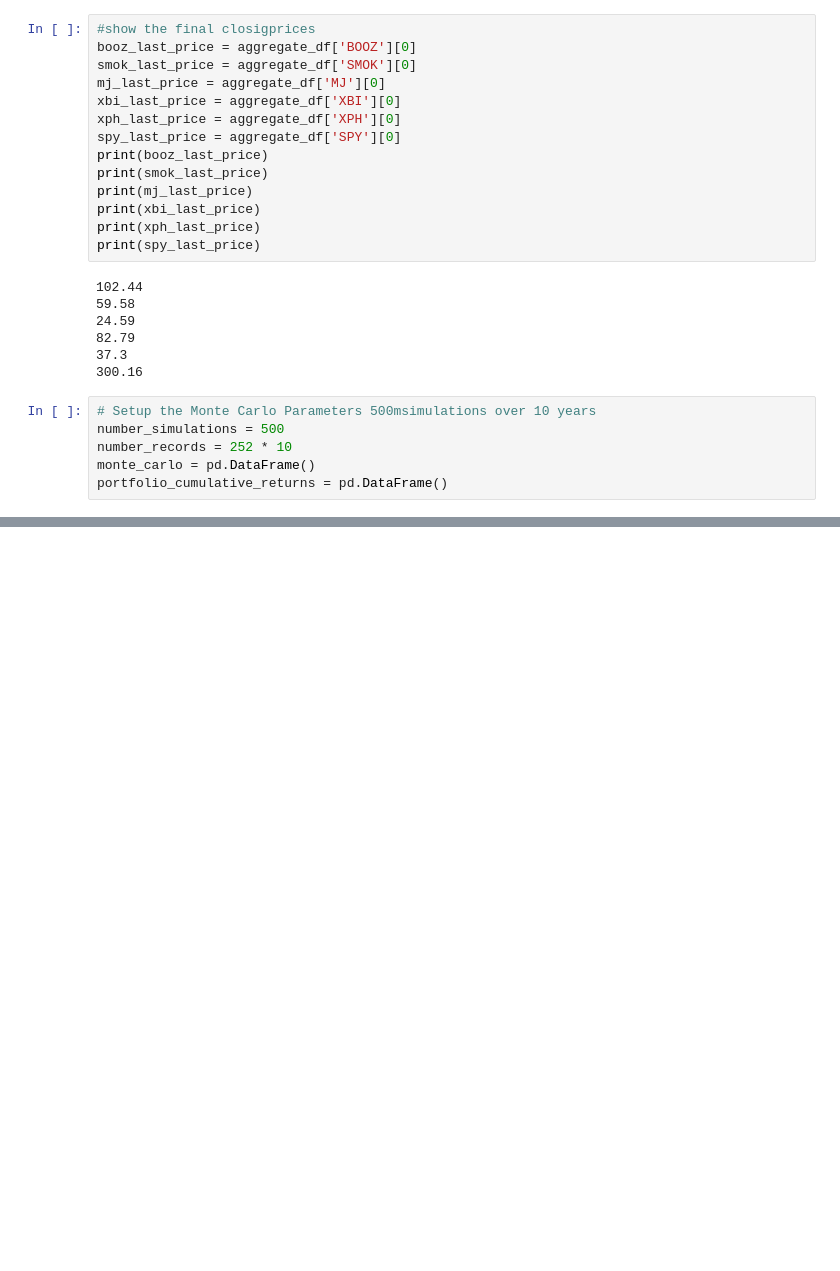
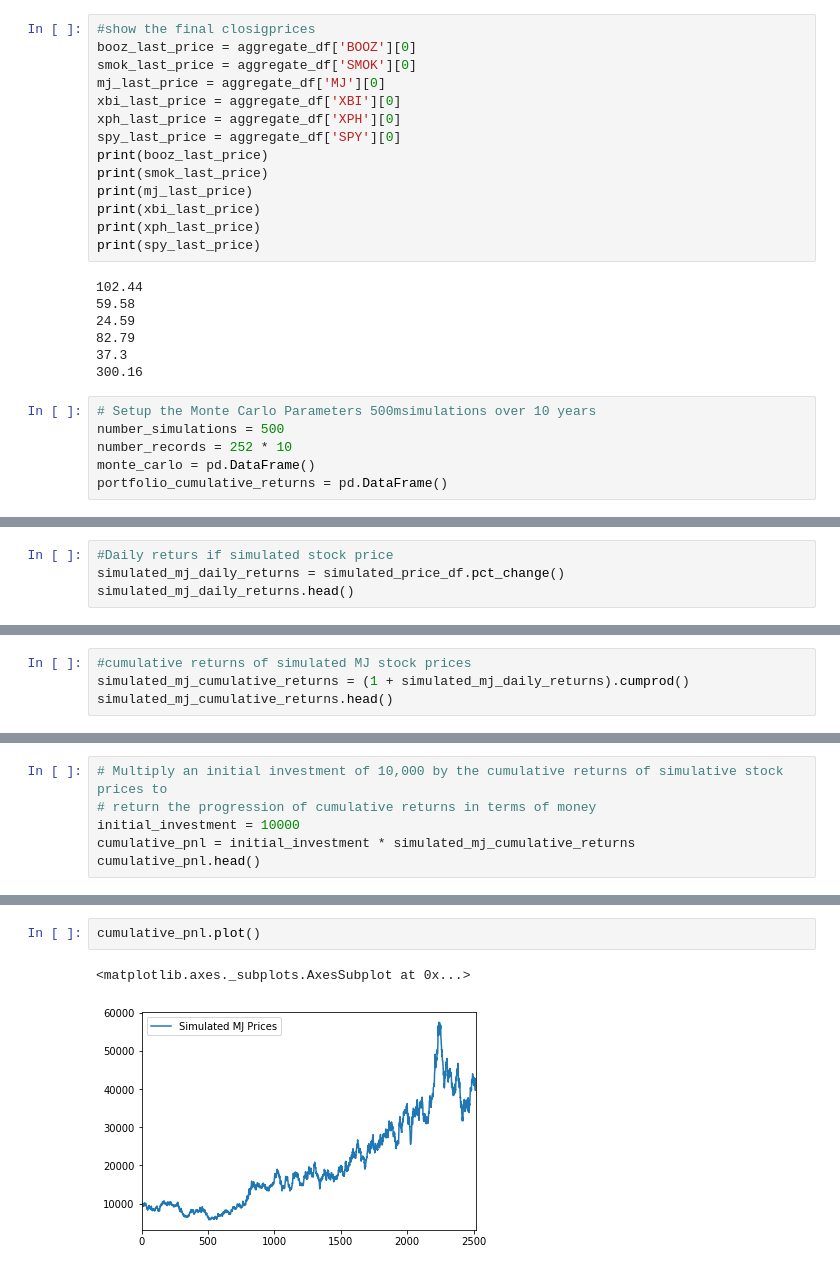
Before and after one commit to Briantaylor97/Cannabis-industry-analysis, a Jupyter notebook: MJ_index_compare.ipynb, the cells around one changed output, grey strips where cells are left out. Cells and saved outputs as stored; diff of their text form; blank space fills up the shorter version.

```diff
--- a/MJ_index_compare.ipynb
+++ b/MJ_index_compare.ipynb
@@ -229,0 +264,4 @@ portfolio_cumulative_returns.head()
+# %%
+#Daily returs if simulated stock price
+simulated_mj_daily_returns = simulated_price_df.pct_change()
+simulated_mj_daily_returns.head()
@@ -229,0 +275,4 @@ portfolio_cumulative_returns.head()
+# %%
+#cumulative returns of simulated MJ stock prices
+simulated_mj_cumulative_returns = (1 + simulated_mj_daily_returns).cumprod()
+simulated_mj_cumulative_returns.head()
@@ -229,0 +289,6 @@ portfolio_cumulative_returns.head()
+# %%
+# Multiply an initial investment of 10,000 by the cumulative returns of simulative stock prices to
+# return the progression of cumulative returns in terms of money
+initial_investment = 10000
+cumulative_pnl = initial_investment * simulated_mj_cumulative_returns
+cumulative_pnl.head()
@@ -229,0 +302,5 @@ portfolio_cumulative_returns.head()
+# %%
+cumulative_pnl.plot()
+# %% [output]
+<matplotlib.axes._subplots.AxesSubplot at 0x...>
+[figure, added]
```
Also changed, not shown: parts of 11 cells of this notebook.
